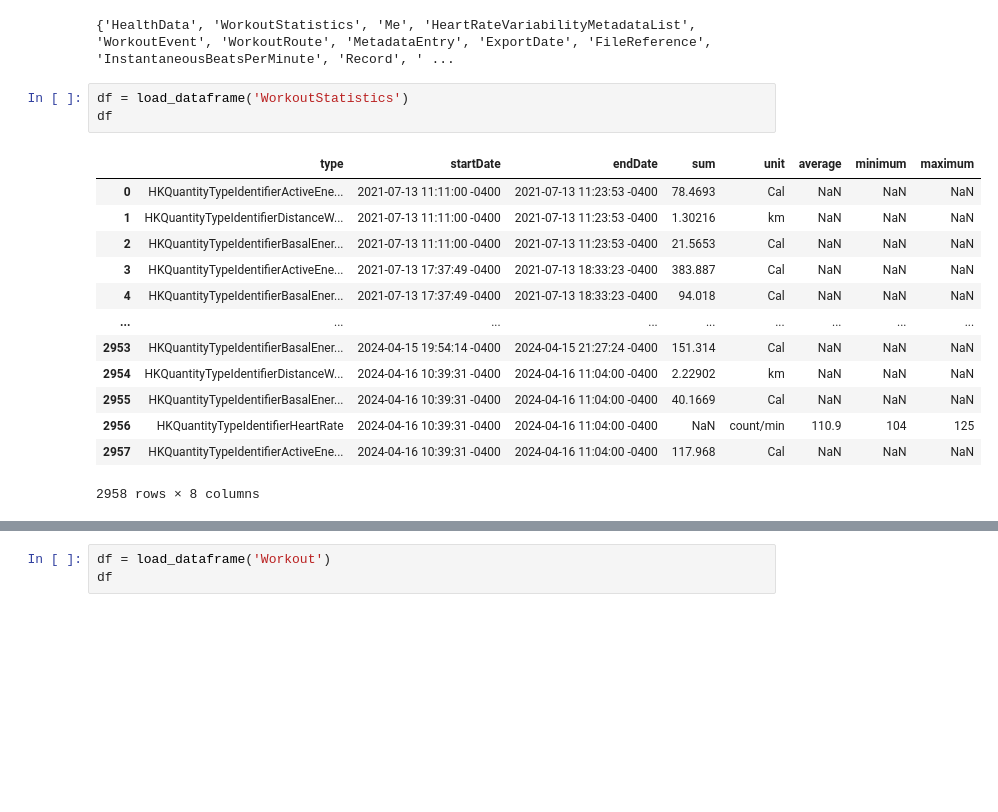
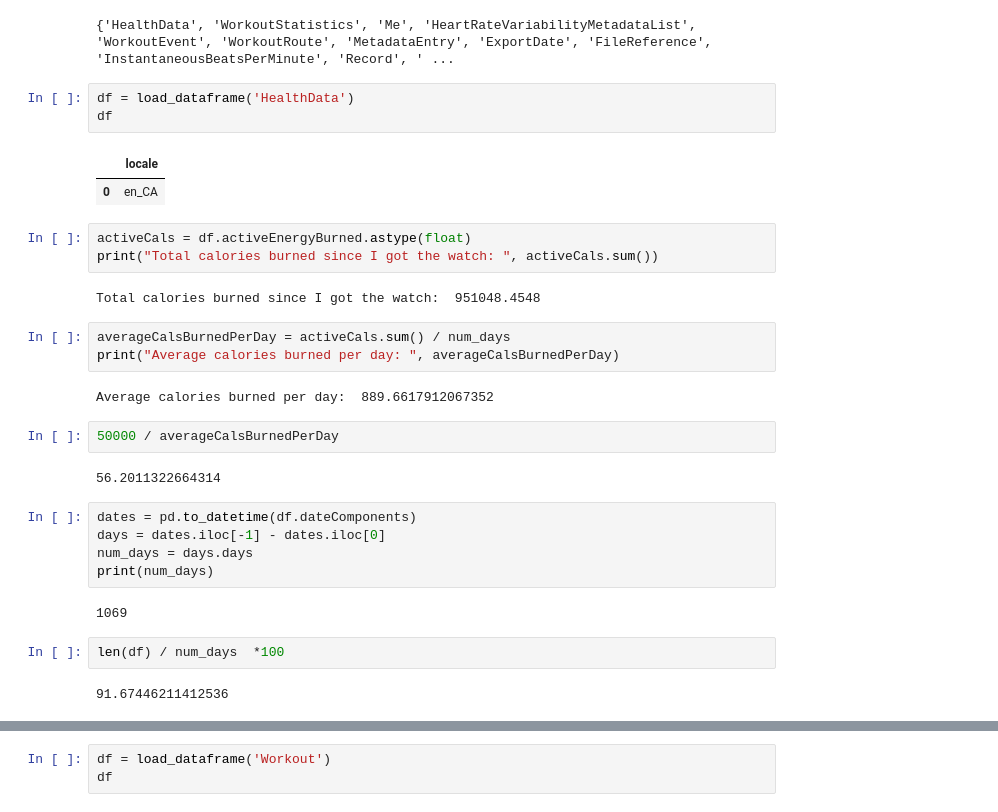
Before and after one commit to AdamSmithOrlik/apple_fitness_insights, a Jupyter notebook: dev.ipynb, the cells around one changed output, grey strips where cells are left out. Cells and saved outputs as stored; diff of their text form; blank space fills up the shorter version.

```diff
--- a/dev.ipynb
+++ b/dev.ipynb
@@ -82,19 +82,33 @@ print(data_types)
 # %% [output]
 {'HealthData', 'WorkoutStatistics', 'Me', 'HeartRateVariabilityMetadataList', 'WorkoutEvent', 'WorkoutRoute', 'MetadataEntry', 'ExportDate', 'FileReference', 'InstantaneousBeatsPerMinute', 'Record', ' ...
 # %%
-df = load_dataframe('WorkoutStatistics')
+df = load_dataframe('HealthData')
 df
 # %% [output]
-|  | type | startDate | endDate | sum | unit | average | minimum | maximum |
-| 0 | HKQuantityTypeIdentifierActiveEne... | 2021-07-13 11:11:00 -0400 | 2021-07-13 11:23:53 -0400 | 78.4693 | Cal | NaN | NaN | NaN |
-| 1 | HKQuantityTypeIdentifierDistanceW... | 2021-07-13 11:11:00 -0400 | 2021-07-13 11:23:53 -0400 | 1.30216 | km | NaN | NaN | NaN |
-| 2 | HKQuantityTypeIdentifierBasalEner... | 2021-07-13 11:11:00 -0400 | 2021-07-13 11:23:53 -0400 | 21.5653 | Cal | NaN | NaN | NaN |
-| 3 | HKQuantityTypeIdentifierActiveEne... | 2021-07-13 17:37:49 -0400 | 2021-07-13 18:33:23 -0400 | 383.887 | Cal | NaN | NaN | NaN |
-| 4 | HKQuantityTypeIdentifierBasalEner... | 2021-07-13 17:37:49 -0400 | 2021-07-13 18:33:23 -0400 | 94.018 | Cal | NaN | NaN | NaN |
-| ... | ... | ... | ... | ... | ... | ... | ... | ... |
-| 2953 | HKQuantityTypeIdentifierBasalEner... | 2024-04-15 19:54:14 -0400 | 2024-04-15 21:27:24 -0400 | 151.314 | Cal | NaN | NaN | NaN |
-| 2954 | HKQuantityTypeIdentifierDistanceW... | 2024-04-16 10:39:31 -0400 | 2024-04-16 11:04:00 -0400 | 2.22902 | km | NaN | NaN | NaN |
-| 2955 | HKQuantityTypeIdentifierBasalEner... | 2024-04-16 10:39:31 -0400 | 2024-04-16 11:04:00 -0400 | 40.1669 | Cal | NaN | NaN | NaN |
-| 2956 | HKQuantityTypeIdentifierHeartRate | 2024-04-16 10:39:31 -0400 | 2024-04-16 11:04:00 -0400 | NaN | count/min | 110.9 | 104 | 125 |
-| 2957 | HKQuantityTypeIdentifierActiveEne... | 2024-04-16 10:39:31 -0400 | 2024-04-16 11:04:00 -0400 | 117.968 | Cal | NaN | NaN | NaN |
+|  | locale |
+| 0 | en_CA |
-2958 rows × 8 columns
+# %%
+activeCals = df.activeEnergyBurned.astype(float)
+print("Total calories burned since I got the watch: ", activeCals.sum())
+# %% [output]
+Total calories burned since I got the watch:  951048.4548
+# %%
+averageCalsBurnedPerDay = activeCals.sum() / num_days
+print("Average calories burned per day: ", averageCalsBurnedPerDay)
+# %% [output]
+Average calories burned per day:  889.6617912067352
+# %%
+50000 / averageCalsBurnedPerDay
+# %% [output]
+56.2011322664314
+# %%
+dates = pd.to_datetime(df.dateComponents)
+days = dates.iloc[-1] - dates.iloc[0]
+num_days = days.days
+print(num_days)
+# %% [output]
+1069
+# %%
+len(df) / num_days  *100
+# %% [output]
+91.67446211412536
```
Also changed, not shown: parts of 8 cells of this notebook, 1 other file.
